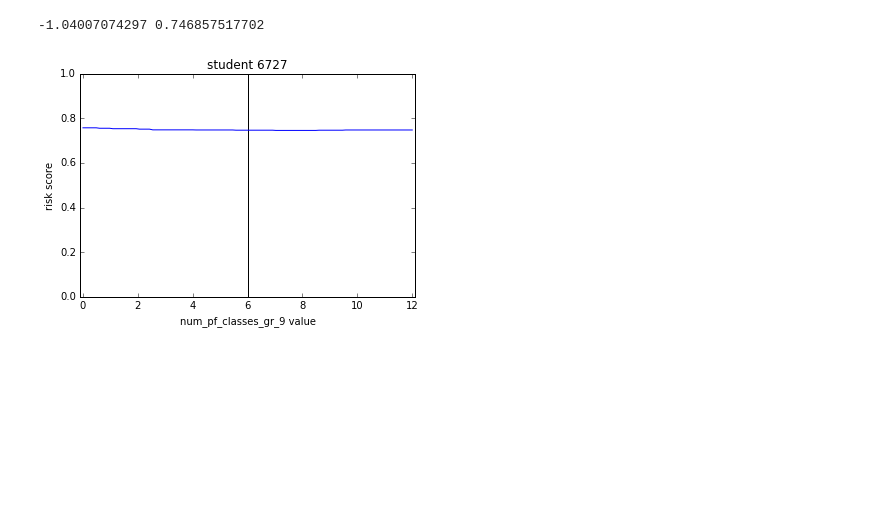
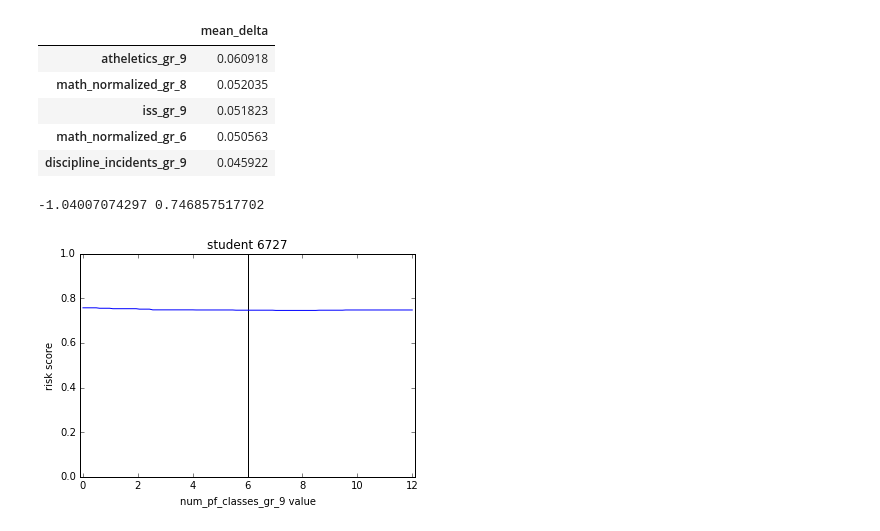
Before and after one commit to jgutman/mvesc, a Jupyter notebook: Models_Results/feature_scores.ipynb, the cells around one changed output. Saved outputs shown, nothing was run; the diff lists cells and outputs as text; code cells hidden in the pictures; blank space fills up the shorter version.

```diff
--- a/Models_Results/feature_scores.ipynb
+++ b/Models_Results/feature_scores.ipynb
@@ -296,13 +377,17 @@ def plot_features(model_filename, student, all_features_path, save):
     plot_binary_features(model, student, binary_dict, X, True, save=save)
     return x,y,current, current_prob
 # %%
-def get_feature_importances(model_filename, student, all_features_path, shift):
+def get_feature_importances(model_filename, students, all_features_path, shift):
     X, X_pre, scaler, column_order, model = read_and_preprocess(filename)
     cts_columns, binary_columns = split_columns(X, column_order)
     binary_dict = categorical_feature_dict(all_features_path, binary_columns)
-    I_cts = cts_feature_importance(model, student, cts_columns, X_pre, X, scaler, shift)
-    I_binary = plot_binary_features(model, student, binary_dict, X, plot=False)
-    return pd.concat([I_cts,I_binary])
+    I_cts = cts_feature_importance(model, students, cts_columns, X_pre, X, scaler, shift)
+    I_binary = []
+    for student in students:
+        temp = binary_feature_importance(model, student, binary_dict, X)
+        I_binary.append(temp)
+    I_all = [pd.concat([c,b]) for c,b in zip(I_cts, I_binary)]
+    return I_all
 # %%
 all_features_path = '../Features/all_features.yaml'
 filename = '08_17_2016_grade_10_param_set_16_RF_jg_139'
@@ -311,6 +396,8 @@ train_students, val_students, test_students = student_list(filename)
 val_students
 student = 6727
 # %%
-with Timer('feature importances') as t:
-    I = get_feature_importances(filename, student, all_features_path, 1)
+with Timer('feature importances'):
+    students = val_students[:10]
+    all_I = get_feature_importances(filename, val_students[:10], all_features_path, 1)
+    for s in
 # %% [output]
@@ -346,7 +408,0 @@ len(all_I)
-# %%
-# should add student ids in creation, and need to make this so null features get something sensible for averaging/sorting
-for student, I in zip(val_students[:len(all_I)], all_I):
-    I.columns = [c+'_'+str(student) for c in I.columns]
-I = all_I[0]
-for I_next in all_I[1:]:
-    I = I.join(I_next)
@@ -360,0 +409,8 @@ for I_next in all_I[1:]:
+# %%
+# TODO: make this so null features get something sensible for averaging/sorting
+with Timer('joining'):
+    I = pd.DataFrame(all_I[0]['delta'], index=all_I[0].index)
+    for i, I_next in enumerate(all_I[1:]):
+        I_temp = pd.DataFrame(I_next['delta'], index=I_next.index)
+        I_temp.columns = [i]
+        I = I.join(I_temp, how='outer')
@@ -361 +419,10 @@ for I_next in all_I[1:]:
+# %%
+pd.DataFrame(I.mean(axis=1), columns = ['mean_delta']).sort_values(by = 'mean_delta', ascending = False).head()
+# %% [output]
+|  | mean_delta |
+| atheletics_gr_9 | 0.060918 |
+| math_normalized_gr_8 | 0.052035 |
+| iss_gr_9 | 0.051823 |
+| math_normalized_gr_6 | 0.050563 |
+| discipline_incidents_gr_9 | 0.045922 |
 # %%
```
Also changed, not shown: parts of 22 cells of this notebook.
